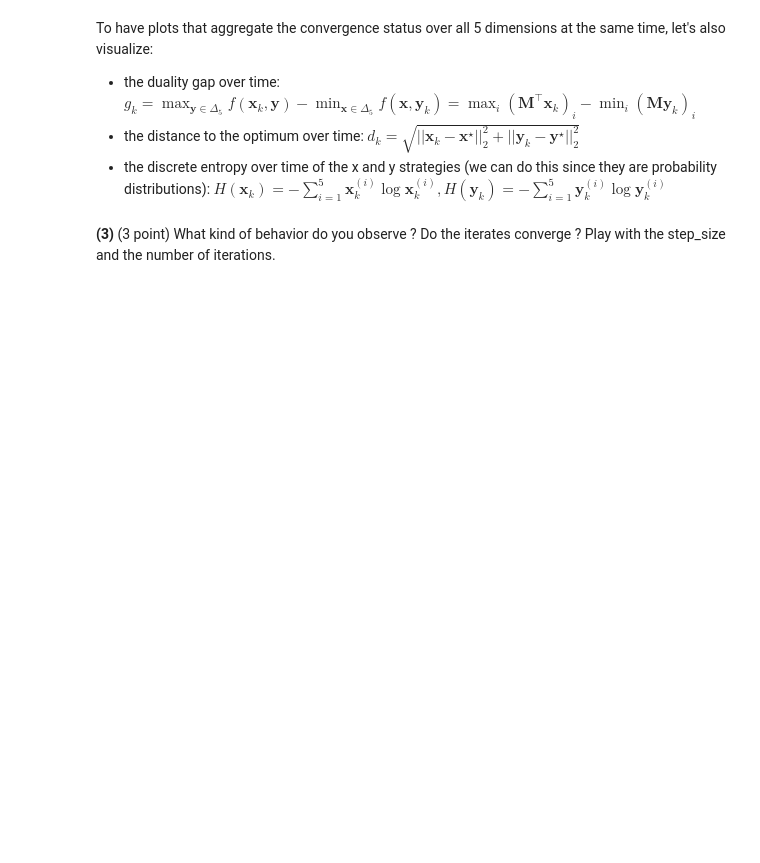
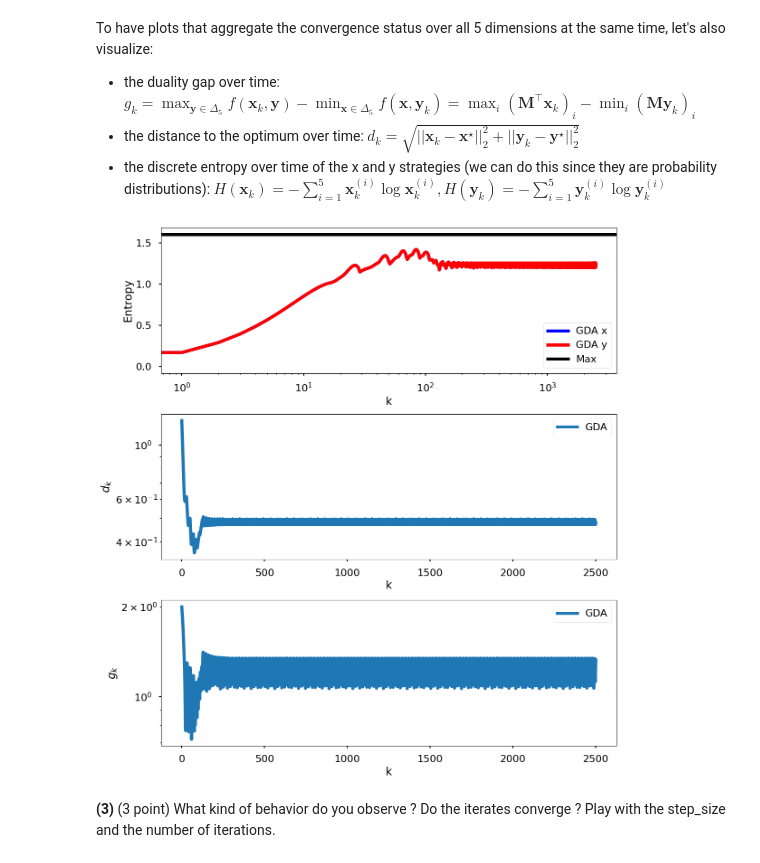
Before and after one commit to MarkoStc/mod_hw2, a Jupyter notebook: Part-1-Theoretical recap.ipynb, the cells around one changed output. Saved outputs shown, nothing was run; the diff lists cells and outputs as text; code cells hidden in the pictures; blank space fills up the shorter version.

```diff
--- a/Part-1-Theoretical recap.ipynb
+++ b/Part-1-Theoretical recap.ipynb
@@ -868,25 +889,30 @@ def duality_gap(L_x, L_y):
             - np.min(M.numpy().reshape(1, 5, 5) @ L_y.reshape(-1, 5, 1), axis=(1, 2)))
 # %%
 plt.style.use('seaborn-v0_8-poster')
-fig, ax = plt.subplots(3, 1, figsize=(11.7, 1.5 * 8.3))
-ax[0].plot(range(len(gda_x_sequence)), entropy(gda_x_sequence, axis=1), lw=5, color='b', label="GDA x")
-ax[0].plot(range(len(gda_y_sequence)), entropy(gda_y_sequence, axis=1), lw=5, color='r', label="GDA y")
-ax[0].axline((0, np.log(5)), slope=0, color='black', lw=5, label="Max")
-ax[0].legend()
-ax[0].set_xscale("log")
-ax[0].set_xlabel("k")
-ax[0].set_ylabel("Entropy")
-ax[1].plot(range(len(gda_x_sequence)), distance_to_opt(gda_x_sequence, gda_y_sequence), lw=5, label="GDA")
-ax[1].legend()
-ax[1].set_yscale("log")
-ax[1].set_xlabel("k")
-ax[1].set_ylabel("$d_k$")
-ax[2].plot(range(len(gda_x_sequence)), duality_gap(gda_x_sequence, gda_y_sequence), lw=5, label="GDA")
-ax[2].legend()
-ax[2].set_yscale("log")
-ax[2].set_xlabel("k")
-ax[2].set_ylabel("$g_k$")
-fig.tight_layout()
-plt.show()
+def plot_convergence_status(gda_x_sequence, gda_y_sequence):
+    fig, ax = plt.subplots(3, 1, figsize=(11.7, 1.5 * 8.3))
+    ax[0].plot(range(len(gda_x_sequence)), entropy(gda_x_sequence, axis=1), lw=5, color='b', label="GDA x")
+    ax[0].plot(range(len(gda_y_sequence)), entropy(gda_y_sequence, axis=1), lw=5, color='r', label="GDA y")
+    ax[0].axline((0, np.log(5)), slope=0, color='black', lw=5, label="Max")
+    ax[0].legend()
+    ax[0].set_xscale("log")
+    ax[0].set_xlabel("k")
+    ax[0].set_ylabel("Entropy")
+    ax[1].plot(range(len(gda_x_sequence)), distance_to_opt(gda_x_sequence, gda_y_sequence), lw=5, label="GDA")
+    ax[1].legend()
+    ax[1].set_yscale("log")
+    ax[1].set_xlabel("k")
+    ax[1].set_ylabel("$d_k$")
+    ax[2].plot(range(len(gda_x_sequence)), duality_gap(gda_x_sequence, gda_y_sequence), lw=5, label="GDA")
+    ax[2].legend()
+    ax[2].set_yscale("log")
+    ax[2].set_xlabel("k")
+    ax[2].set_ylabel("$g_k$")
+    fig.tight_layout()
+    plt.show()
+# %%
+plot_convergence_status(gda_x_sequence, gda_y_sequence)
+# %% [output]
+[figure, added]
 # %% [markdown]
 **(3)** (3 point) What kind of behavior do you observe ? Do the iterates converge ? Play with the step_size and the number of iterations.
```
Also changed, not shown: parts of 30 cells of this notebook.
